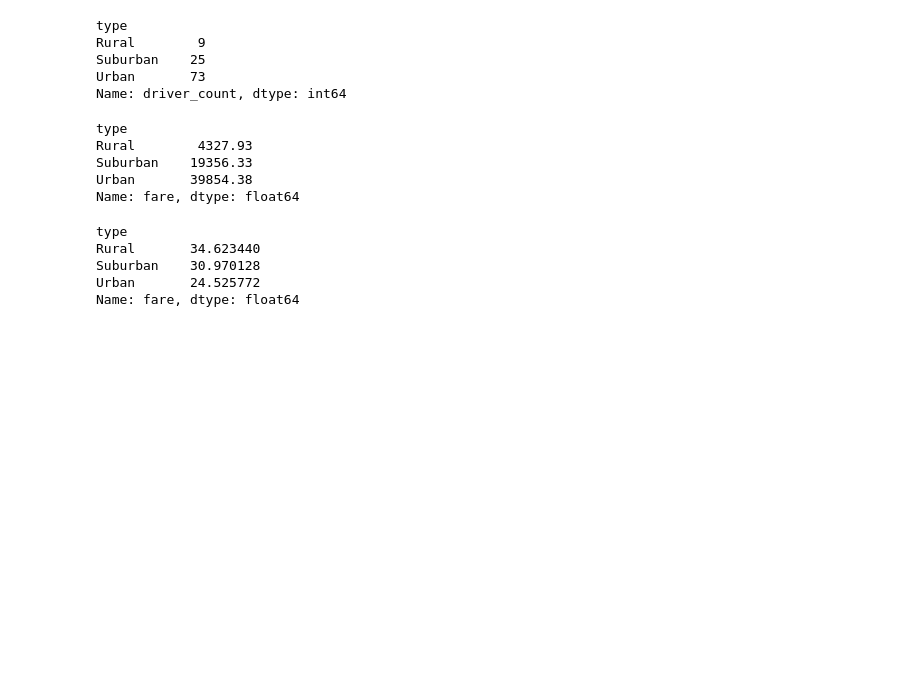
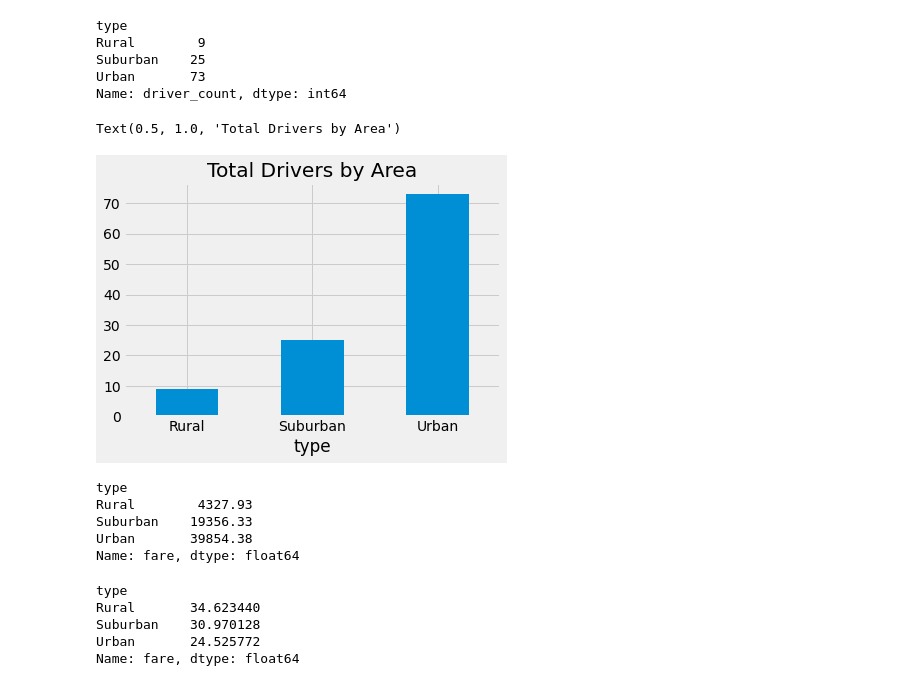
Before and after one commit to JDittes/PyBer_Analysis, a Jupyter notebook: PyBer_Challenge.ipynb, the cells around one changed output. Saved outputs shown, nothing was run; the diff lists cells and outputs as text; code cells hidden in the pictures; blank space fills up the shorter version.

```diff
--- a/PyBer_Challenge.ipynb
+++ b/PyBer_Challenge.ipynb
@@ -51,6 +57,12 @@ Rural        9
 Suburban    25
 Urban       73
 Name: driver_count, dtype: int64
+# %%
+total_driversb = total_drivers.plot(kind='bar', rot = 0)
+plt.title('Total Drivers by Area')
+# %% [output]
+Text(0.5, 1.0, 'Total Drivers by Area')
+[figure, added]
 # %%
 #  3. Get the total amount of fares for each city type
 total_fares = pyber_data_df.groupby(['type']).sum()['fare']
```
Also changed, not shown: parts of 3 cells of this notebook, 5 other files.
